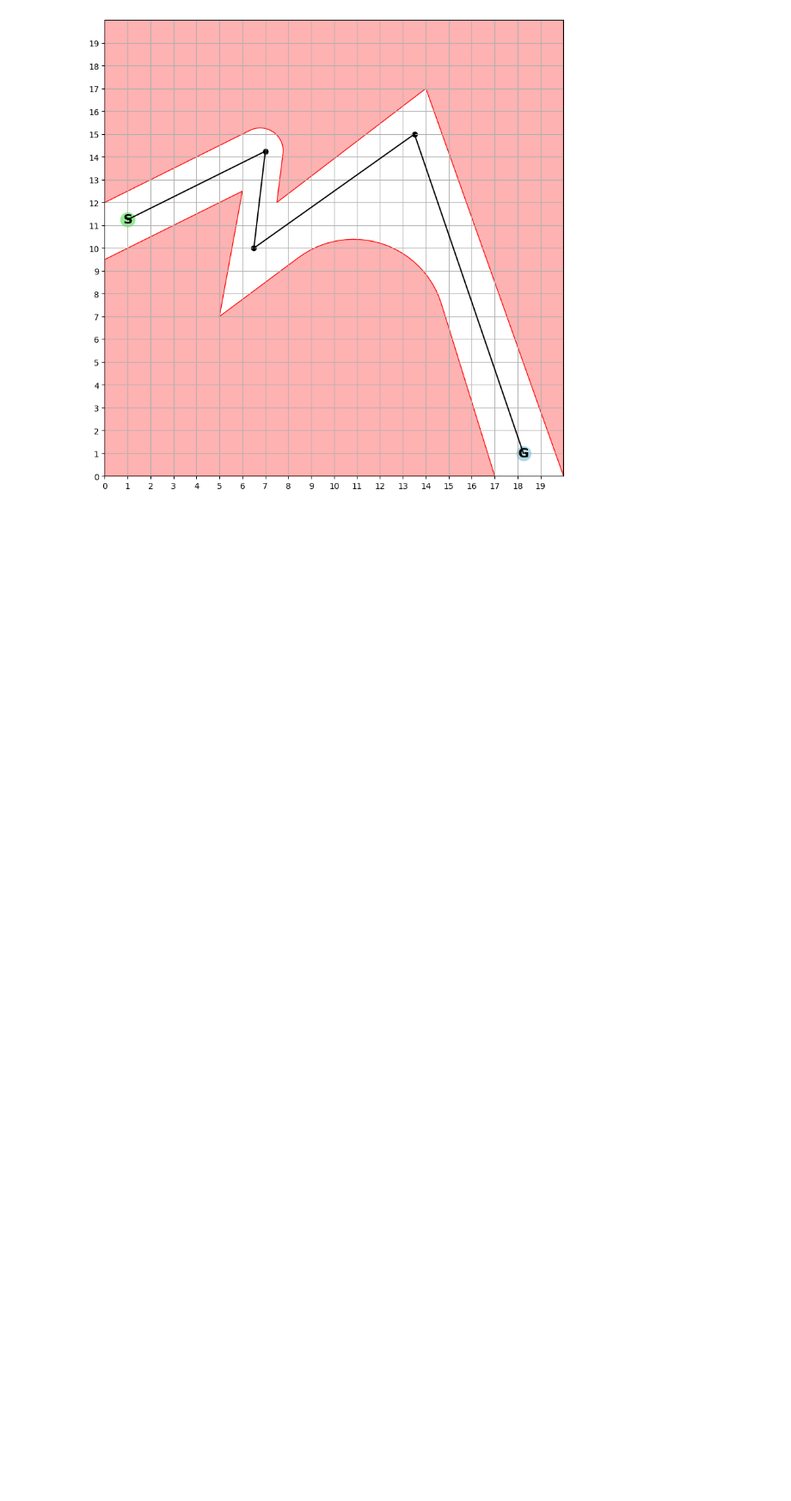
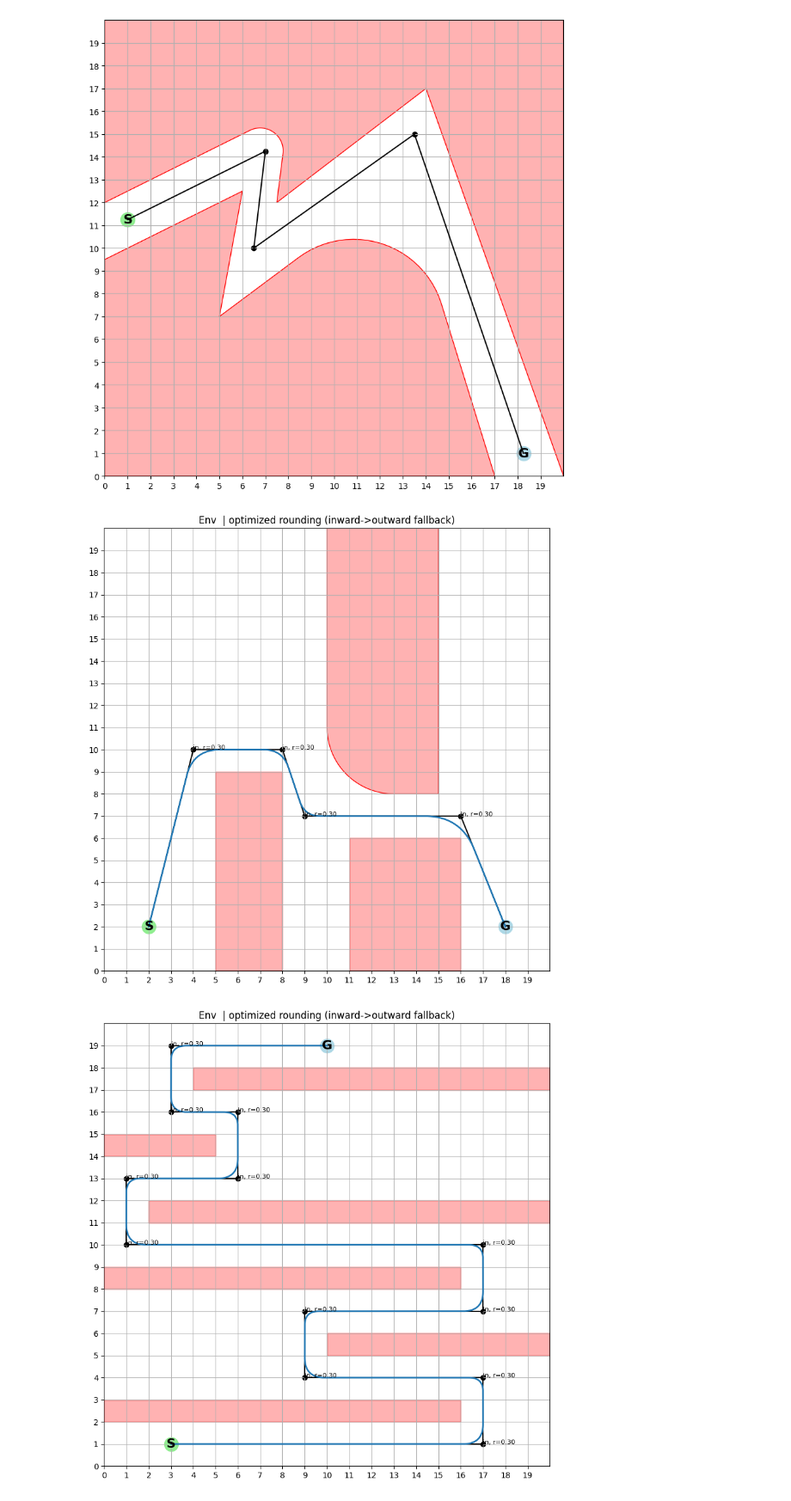
Before and after one commit to Nico-Sander/robotprogramming-project-2526, a Jupyter notebook: src/main.ipynb, the cells around one changed output. Shown: that part at 86% size. Saved outputs shown, nothing was run; the diff lists cells and outputs as text; code cells hidden in the pictures; blank space fills up the shorter version.

Commit message:
main Visualisierung von cutting

```diff
--- a/src/main.ipynb
+++ b/src/main.ipynb
@@ -54,3 +63,72 @@ for name, item in env_dict.items():
 [figure]
 [figure]
 [figure]
+# %%
+import importlib, optimize_path
+importlib.reload(optimize_path)
+from optimize_path import OptimizeFlyby
+import numpy as np
+
+def inject_path_as_graph(planner, smooth_path_positions):
+    G = planner.graph
+    G.clear()
+
+    node_path = []
+    G.add_node("start", pos=np.array(smooth_path_positions[0], dtype=float))
+    node_path.append("start")
+
+    for i in range(1, len(smooth_path_positions) - 1):
+        name = str(i)
+        G.add_node(name, pos=np.array(smooth_path_positions[i], dtype=float))
+        node_path.append(name)
+
+    G.add_node("goal", pos=np.array(smooth_path_positions[-1], dtype=float))
+    node_path.append("goal")
+
+    for a, b in zip(node_path[:-1], node_path[1:]):
+        G.add_edge(a, b)
+
+    return node_path
+
+cfg = {
+    "r": 0.30,
+    "r_step": 0.02,
+    "r_min": 0.02,
+    "n_samples": 80
+}
+
+opt = OptimizeFlyby()
+
+for name, item in env_dict.items():
+    # Planner + CollisionChecker wie im Rest deines Notebooks
+    cc = CollisionChecker(item["env"])
+    planner = BasicPRM(cc)
+
+    # Plot environment + original path (so wie du es gewohnt bist)
+    ax = planner._collisionChecker.draw_enviroments()
+    planner._collisionChecker.draw_path(item["smooth_path"], ax=ax)
+
+    # Originalpfad als Graph-Knoten injizieren
+    original_nodes = inject_path_as_graph(planner, item["smooth_path"])
+
+    # Optimieren (inward first, outward fallback)
+    optimized_nodes, r_used, side_used = opt.optimizePath(original_nodes, planner, cfg)
+
+    # Optimierten Pfad plotten (nur Linie, keine Punkte)
+    G = planner.graph
+    opt_positions = np.array([G.nodes[n]["pos"] for n in optimized_nodes], dtype=float)
+    ax.plot(opt_positions[:, 0], opt_positions[:, 1], linewidth=2)
+
+    # Optional: an den ORIGINAL-Eckpunkten anzeigen ob in/out + r
+    for node in original_nodes[1:-1]:
+        side = side_used.get(node, "none")
+        rval = r_used.get(node, 0.0)
+        if side in ("in", "out") and rval > 0:
+            p = planner.graph.nodes[node]["pos"]
+            ax.text(p[0], p[1], f"{side}, r={rval:.2f}", fontsize=8)
+
+    ax.set_title(f'Env {item.get("id","")} | optimized rounding (inward->outward fallback)')
+    plt.show()
+# %% [output]
+[figure, added]
+[figure, added]
```
Also changed, not shown: parts of 2 cells of this notebook.
